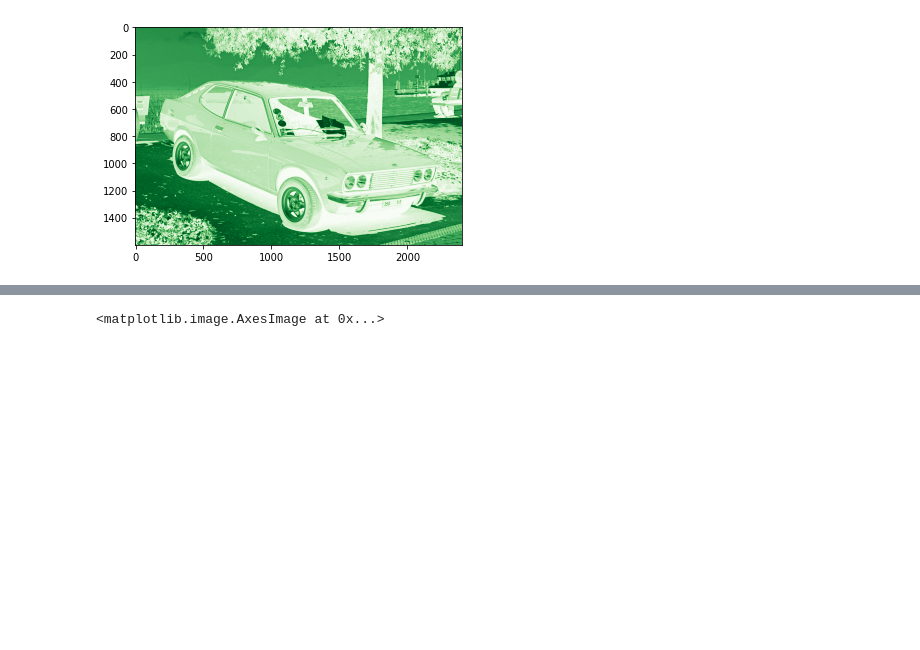
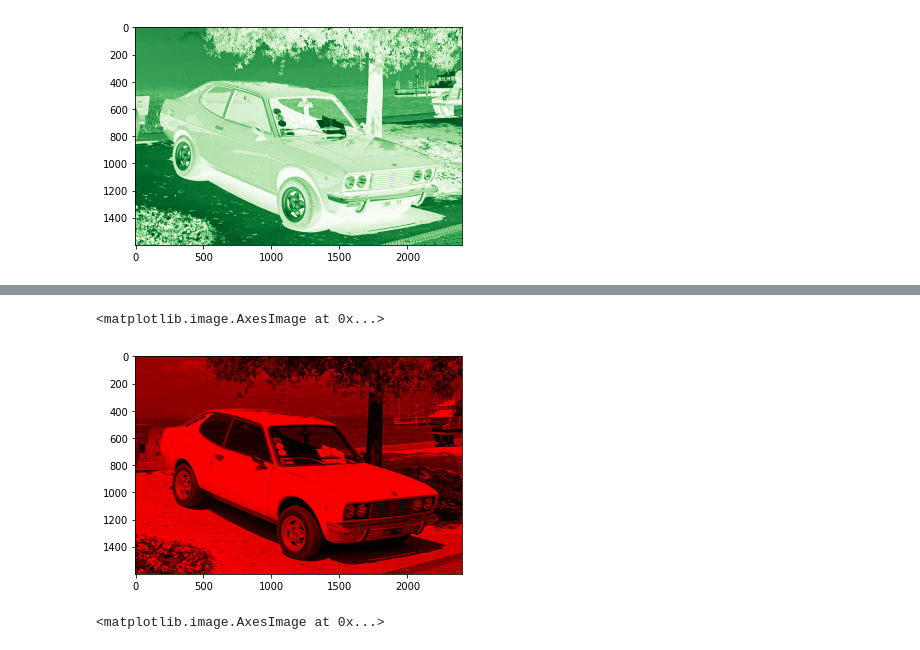
Before and after one commit to thananajem13/DL-, a Jupyter notebook: Numpy_Homework_Thana_Najem.ipynb, the cells around one changed output, grey strips where cells are left out. Saved outputs shown, nothing was run; the diff lists cells and outputs as text; code cells hidden in the pictures; blank space fills up the shorter version.

```diff
--- a/Numpy_Homework_Thana_Najem.ipynb
+++ b/Numpy_Homework_Thana_Najem.ipynb
@@ -68,3 +86,10 @@ plt.imshow(src_img[:,:,1], cmap='Greens')
+# %%
+colored_red = np.zeros_like(src_img)
+colored_red[:, :, 0] = src_img[:,:,0]
+plt.imshow(colored_red)
+# %% [output]
+<matplotlib.image.AxesImage at 0x...>
+[figure, added]
 # %%
 plt.imshow(src_img[:,:,2], cmap='Blues')
 # %% [output]
```
Also changed, not shown: parts of 13 cells of this notebook.
